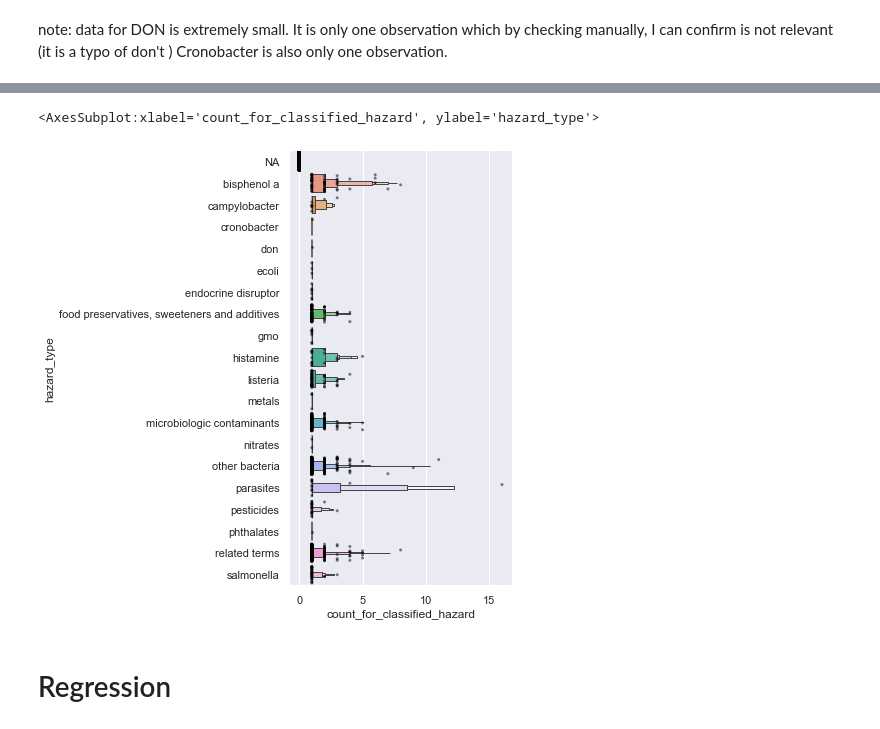
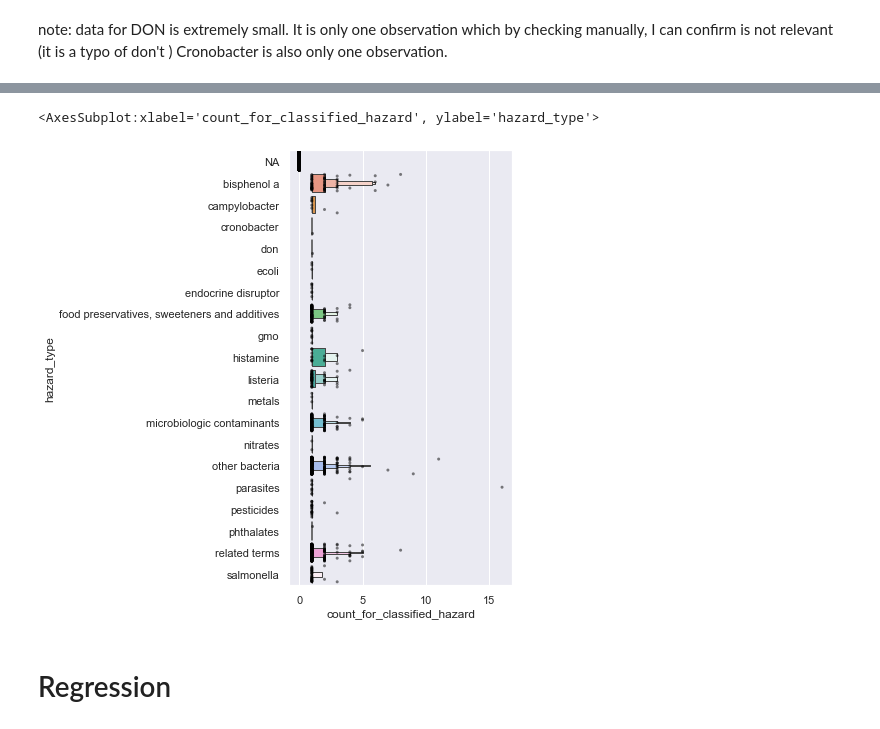
Before and after one commit to nershman/SAFFI-Project, a Jupyter notebook: notebooks/NETMUMS-topicmining-POSTS.ipynb, the cells around one changed output, grey strips where cells are left out. Drawn from its saved outputs; the diff is of its cells as text; code cells hidden in the pictures.

```diff
--- a/notebooks/NETMUMS-topicmining-POSTS.ipynb
+++ b/notebooks/NETMUMS-topicmining-POSTS.ipynb
@@ -195,11 +194,8 @@ counts = term_counter.fit_transform(text_dict.values())
 # %%
 counts = counts.toarray() #run once
 count_dict = {}
-for num, key in enumerate(text_dict.keys()): #TODO just use netmums, not text_dict?? its confusing.
-    #dict of 'term':count for each document
-    #FIXME: UNCLEAR this is unclear due to using "key", twice. the key in the set corresponds to term_counter,
-    # the key in the for loop  and count_dict[] is from text_dict
-    count_dict[key] = {key: counts[num][value] for key, value in term_counter.vocabulary_.items()}
+for num, key in enumerate(text_dict.keys()): #TODO just use netmums, not text_dict?? its confusing. (they have the same keys)
+    count_dict[key] = {term: counts[num][value] for term, value in term_counter.vocabulary_.items()}
 # %%
 countdf = pd.DataFrame.from_dict(count_dict).transpose()
 countdf
@@ -957,11 +954,11 @@ this is just to get an idea what type of regression should be done
 class_df['count_for_classified_hazard'] =class_df[hazards.keys()].max(axis=1)
 # %%
 sns.set(rc={'figure.figsize':(4,8)})
-sns.boxenplot(x='count_for_classified_hazard', y='hazard_type', data=class_df, k_depth='full', showfliers=False)
+sns.boxenplot(x='count_for_classified_hazard', y='hazard_type', data=class_df, k_depth='trustworthy', showfliers=False)
 sns.stripplot(x='count_for_classified_hazard', y='hazard_type', data=class_df, color='black', alpha=0.5, jitter=0.4, size=3)
 # %% [output]
 <AxesSubplot:xlabel='count_for_classified_hazard', ylabel='hazard_type'>
-[figure, old version]
+[figure, new version]
 # %% [markdown]
 # Regression
 # %%
```
Also changed, not shown: parts of 26 cells of this notebook.
